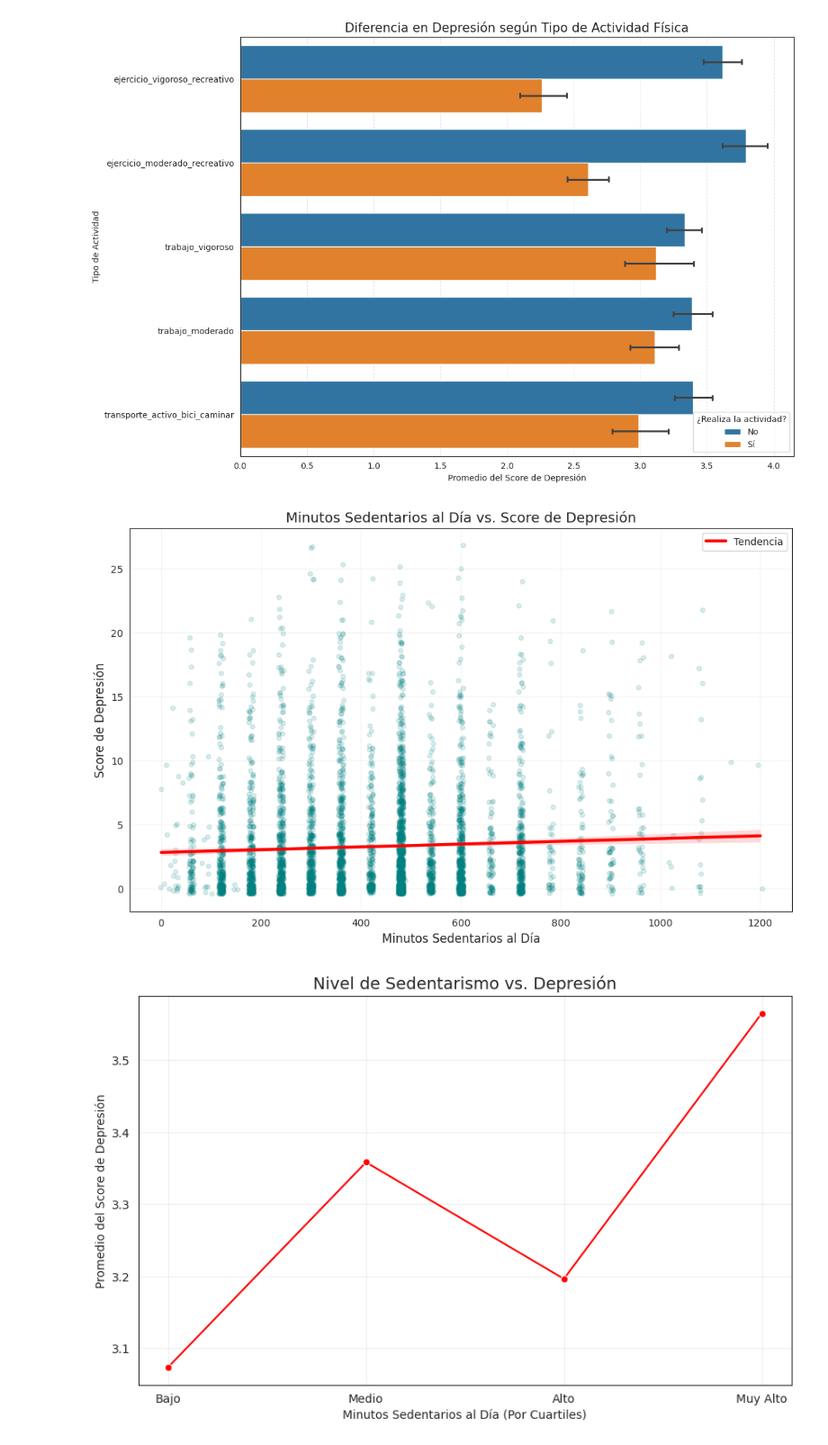
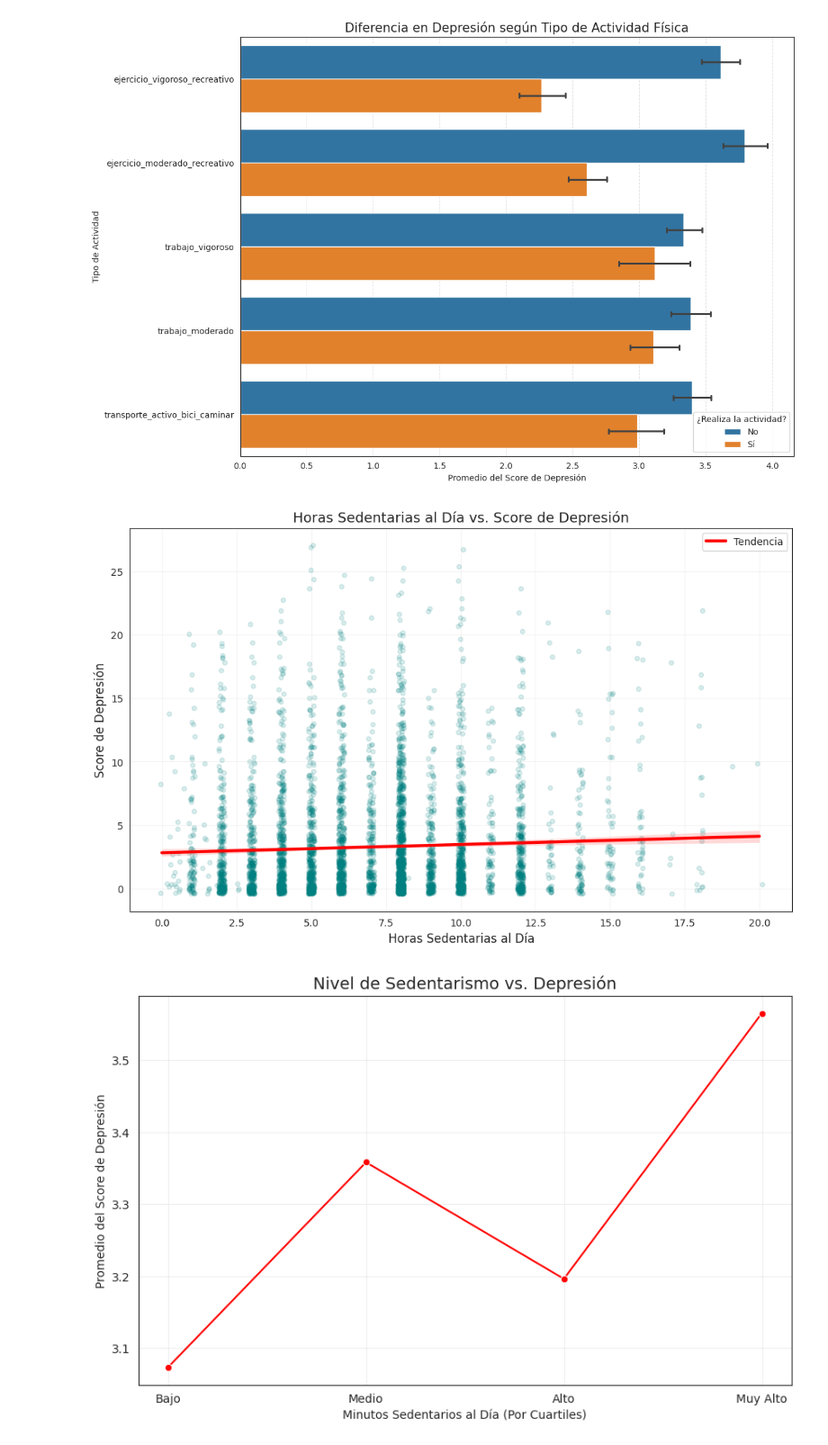
Before and after one commit to salva1984/kokoa-analisis-salud-mental, a Jupyter notebook: notebooks/05-analisis.ipynb, the cells around one changed output. Shown at 90% size. Saved outputs shown, nothing was run; the diff lists cells and outputs as text; code cells hidden in the pictures.

```diff
--- a/notebooks/05-analisis.ipynb
+++ b/notebooks/05-analisis.ipynb
@@ -1485,29 +1485,29 @@ plt.show()
 # %%
 import matplotlib.pyplot as plt
 import seaborn as sns
 
 plt.figure(figsize=(12, 7))
 
 # Usamos regplot para combinar el scatter con la línea de tendencia
 sns.regplot(
     data=df_actividad,
-    x='minutos_sedentario_dia',
+    x='horas_sedentario_dia',
     y='score_depresion',
-    x_jitter=5.0,           # Esparcimos los minutos para romper la rigidez
+    x_jitter=0.1,           # Esparcimos los minutos para romper la rigidez
     y_jitter=0.4,           # Esparcimos el score de depresión para ver la densidad
     scatter_kws={'alpha': 0.15, 'color': 'teal', 's': 20}, # Transparencia para ver el solapamiento
     line_kws={'color': 'red', 'linewidth': 3, 'label': 'Tendencia'}
 )
 
-plt.title('Minutos Sedentarios al Día vs. Score de Depresión', fontsize=14)
-plt.xlabel('Minutos Sedentarios al Día', fontsize=12)
+plt.title('Horas Sedentarias al Día vs. Score de Depresión', fontsize=14)
+plt.xlabel('Horas Sedentarias al Día', fontsize=12)
 plt.ylabel('Score de Depresión', fontsize=12)
 plt.legend()
 plt.grid(True, alpha=0.2)
 
 plt.show()
 # %% [output]
-[figure, old version]
+[figure, new version]
 # %%
 # Creamos 4 categorías basadas en el tiempo sentado (Cuartiles)
 # Esto divide a la población en: 'Poco sentado', 'Regular', 'Bastante', 'Muy sedentario'
```
Also changed, not shown: parts of 7 cells of this notebook, 2 other files.
